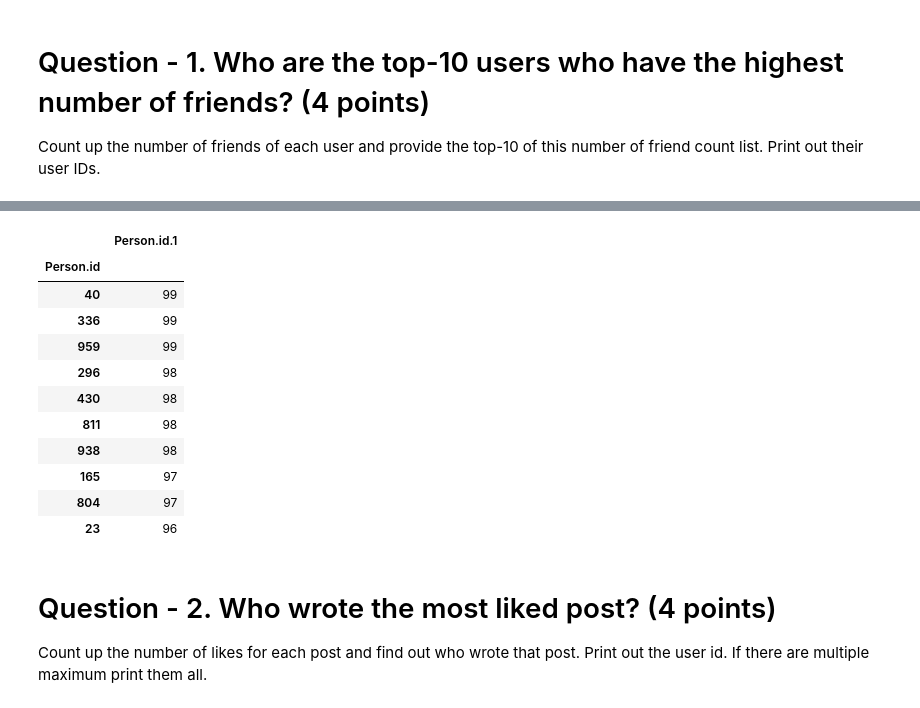
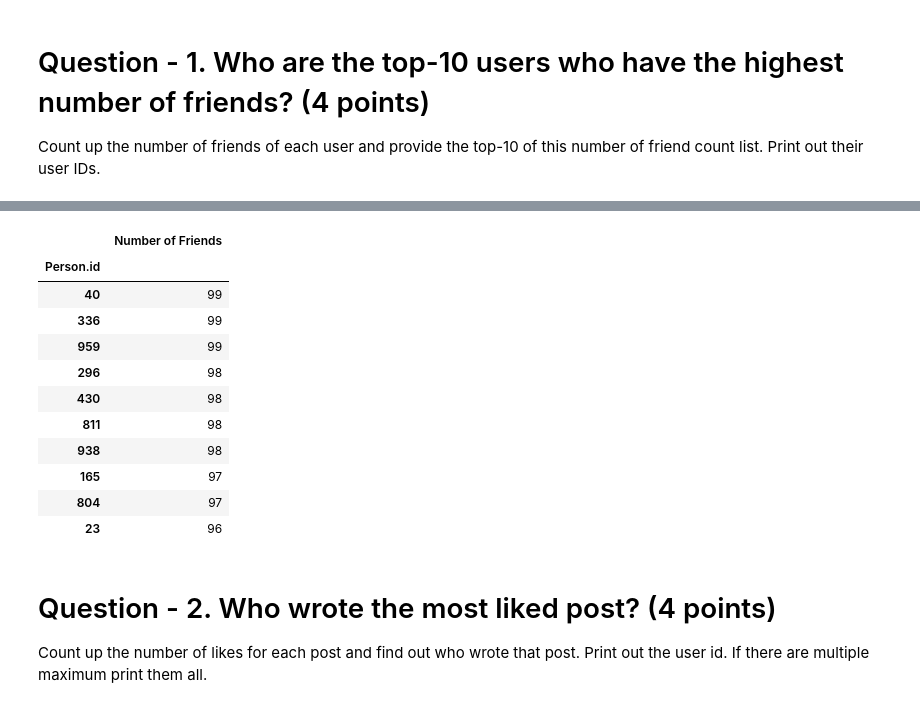
Before and after one commit to dylanxlam/data_science_practice_and_skills, a Jupyter notebook: practice/329e_HW2.ipynb, the cells around one changed output, grey strips where cells are left out. Saved outputs shown, nothing was run; the diff lists cells and outputs as text; code cells hidden in the pictures.

```diff
--- a/practice/329e_HW2.ipynb
+++ b/practice/329e_HW2.ipynb
@@ -138,7 +94,9 @@ Name: count, dtype: int64
 # %%
-person_knows_person.groupby(by = 'Person.id').count().nlargest(10, columns = 'Person.id.1')
+number_of_friends = person_knows_person.groupby(by = 'Person.id').count().nlargest(10, columns = 'Person.id.1')
+number_of_friends.columns = ['Number of Friends']
+number_of_friends
 # %% [output]
-|  | Person.id.1 |
+|  | Number of Friends |
 | Person.id |  |
 | 40 | 99 |
 | 336 | 99 |
```
Also changed, not shown: parts of 24 cells of this notebook.
